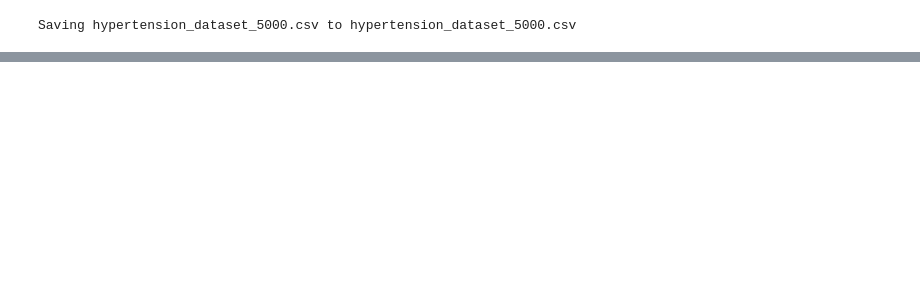
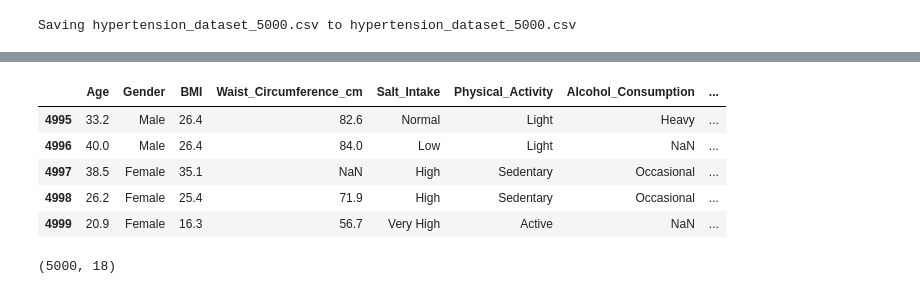
Before and after one commit to anindotonay/Data-Analysis_Assesment, a Jupyter notebook: Hypertension_Assessment.ipynb, the cells around one changed output, grey strips where cells are left out. Drawn from its saved outputs; the diff is of its cells as text; code cells hidden in the pictures; blank space fills up the shorter version.

Commit message:
Add head, tail and shape checks

```diff
--- a/Hypertension_Assessment.ipynb
+++ b/Hypertension_Assessment.ipynb
@@ -75,3 +75,7 @@ uploaded = files.upload()
 # %% [output]
 [interactive output not drawn]
 Saving hypertension_dataset_5000.csv to hypertension_dataset_5000.csv
+# %%
+import pandas as pd
+
+df = pd.read_csv('hypertension_dataset_5000.csv')
@@ -77,0 +91,13 @@ Saving hypertension_dataset_5000.csv to hypertension_dataset_5000.csv
+# %%
+df.tail()
+# %% [output]
+|  | Age | Gender | BMI | Waist_Circumference_cm | Salt_Intake | Physical_Activity | Alcohol_Consumption | ... |
+| 4995 | 33.2 | Male | 26.4 | 82.6 | Normal | Light | Heavy | ... |
+| 4996 | 40.0 | Male | 26.4 | 84.0 | Low | Light | NaN | ... |
+| 4997 | 38.5 | Female | 35.1 | NaN | High | Sedentary | Occasional | ... |
+| 4998 | 26.2 | Female | 25.4 | 71.9 | High | Sedentary | Occasional | ... |
+| 4999 | 20.9 | Female | 16.3 | 56.7 | Very High | Active | NaN | ... |
+# %%
+df.shape
+# %% [output]
+(5000, 18)
```
Also changed, not shown: parts of 1 cell of this notebook.
